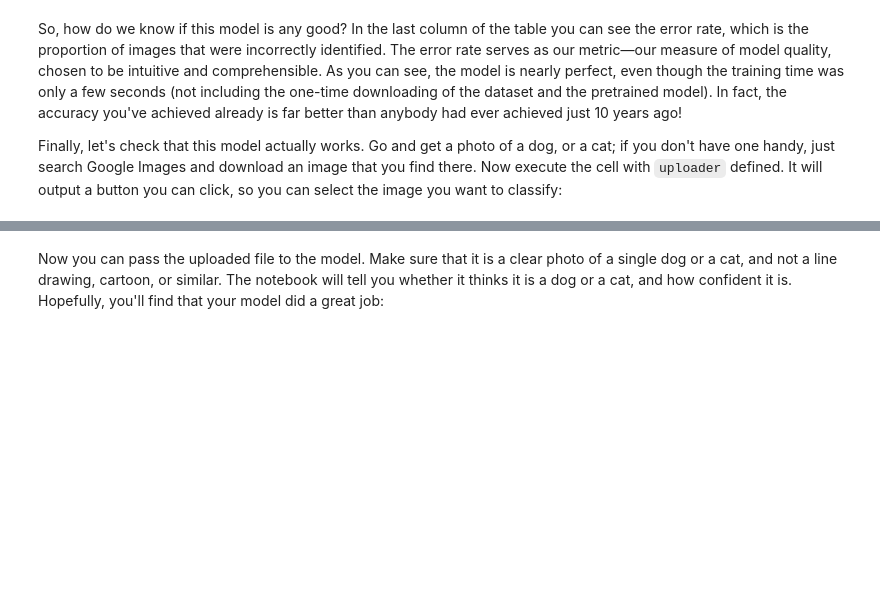
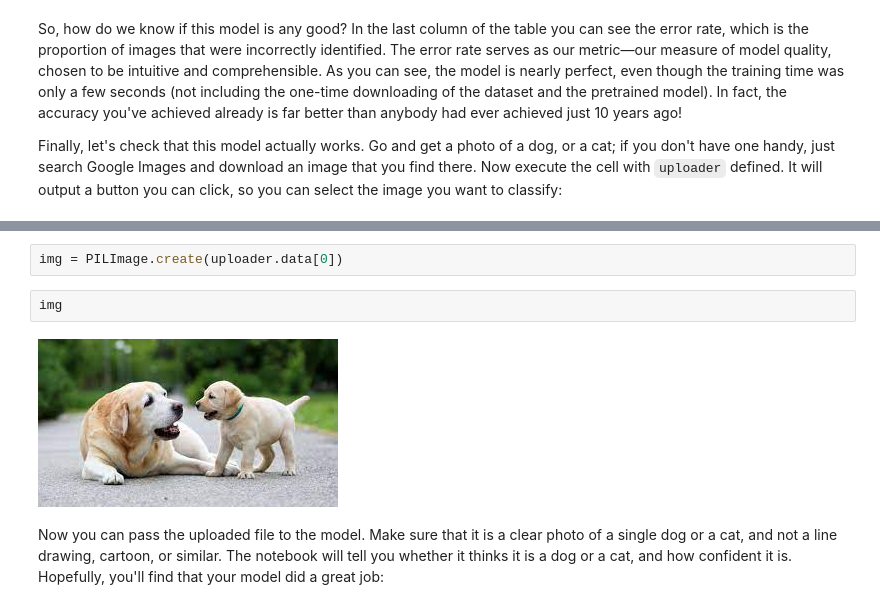
Before and after one commit to gauravbrills/deep_learn_4_coders_notes, a Jupyter notebook: 01_intro.ipynb, the cells around one changed output, grey strips where cells are left out. Cells and saved outputs as stored; diff of their text form; blank space fills up the shorter version.

```diff
--- a/01_intro.ipynb
+++ b/01_intro.ipynb
@@ -274,5 +281,11 @@ uploader
 # %% [markdown]
 <img alt="An upload button" width="159" id="upload" src="https://github.com/fastai/fastbook/blob/master/images/att_00008.png?raw=1">
+# %%
+img = PILImage.create(uploader.data[0])
+# %%
+img
+# %% [output]
+[figure, added]
 # %% [markdown]
 Now you can pass the uploaded file to the model. Make sure that it is a clear photo of a single dog or a cat, and not a line drawing, cartoon, or similar. The notebook will tell you whether it thinks it is a dog or a cat, and how confident it is. Hopefully, you'll find that your model did a great job:
 # %%
```
Also changed, not shown: parts of 10 cells of this notebook.
